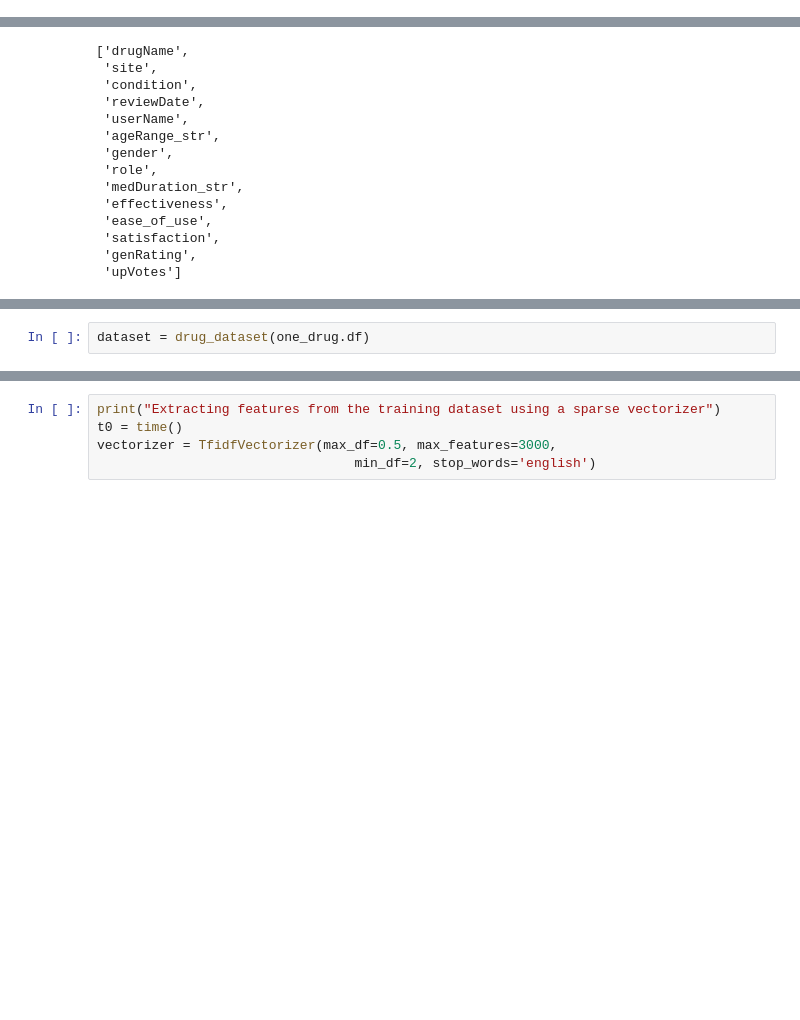
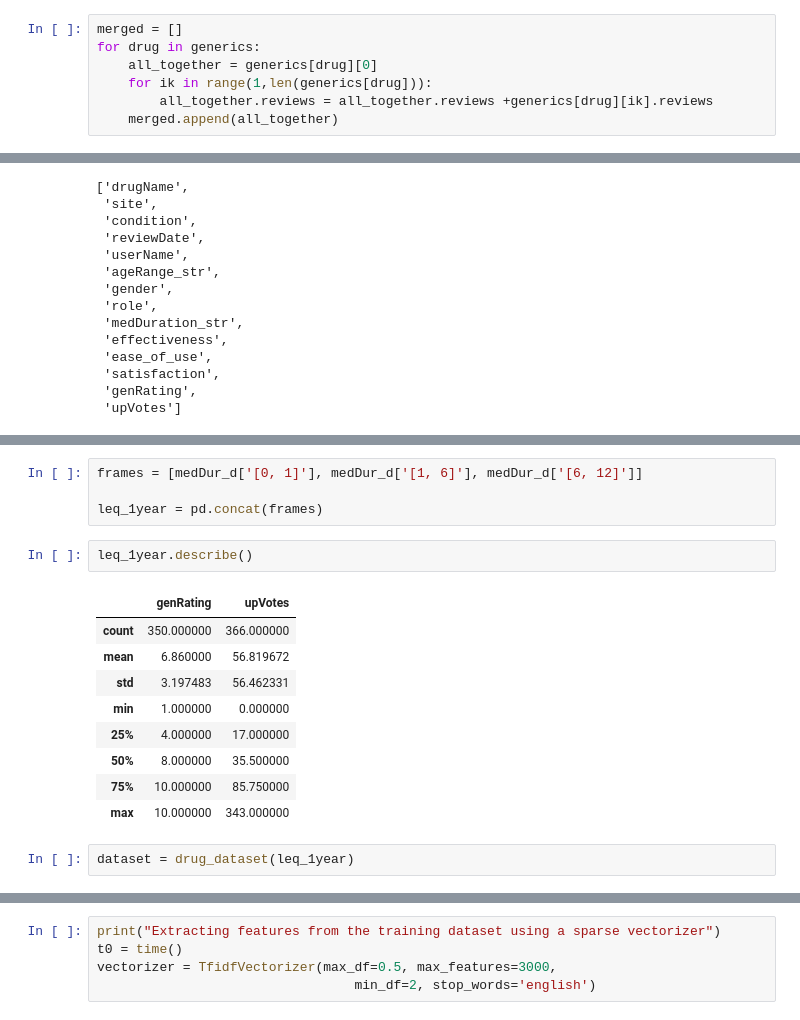
Before and after one commit to ebertucc/snooprx, a Jupyter notebook: Clustering.ipynb, the cells around one changed output, grey strips where cells are left out. Drawn from its saved outputs; the diff is of its cells as text; blank space fills up the shorter version.

```diff
--- a/Clustering.ipynb
+++ b/Clustering.ipynb
@@ -186,0 +202,7 @@ one_drug = mini_drug_list[0]
+# %%
+merged = []
+for drug in generics:
+    all_together = generics[drug][0]
+    for ik in range(1,len(generics[drug])):
+        all_together.reviews = all_together.reviews +generics[drug][ik].reviews
+    merged.append(all_together)
@@ -236,5 +286,21 @@ df2
+# %%
+frames = [medDur_d['[0, 1]'], medDur_d['[1, 6]'], medDur_d['[6, 12]']]
+
+leq_1year = pd.concat(frames)
+# %%
+leq_1year.describe()
+# %% [output]
+|  | genRating | upVotes |
+| count | 350.000000 | 366.000000 |
+| mean | 6.860000 | 56.819672 |
+| std | 3.197483 | 56.462331 |
+| min | 1.000000 | 0.000000 |
+| 25% | 4.000000 | 17.000000 |
+| 50% | 8.000000 | 35.500000 |
+| 75% | 10.000000 | 85.750000 |
+| max | 10.000000 | 343.000000 |
 # %%
-dataset = drug_dataset(one_drug.df)
+dataset = drug_dataset(leq_1year)
 # %%
 len(one_drug.df), len(dataset.data)
 # %% [output]
```
Also changed, not shown: parts of 23 cells of this notebook, 1 other file.
